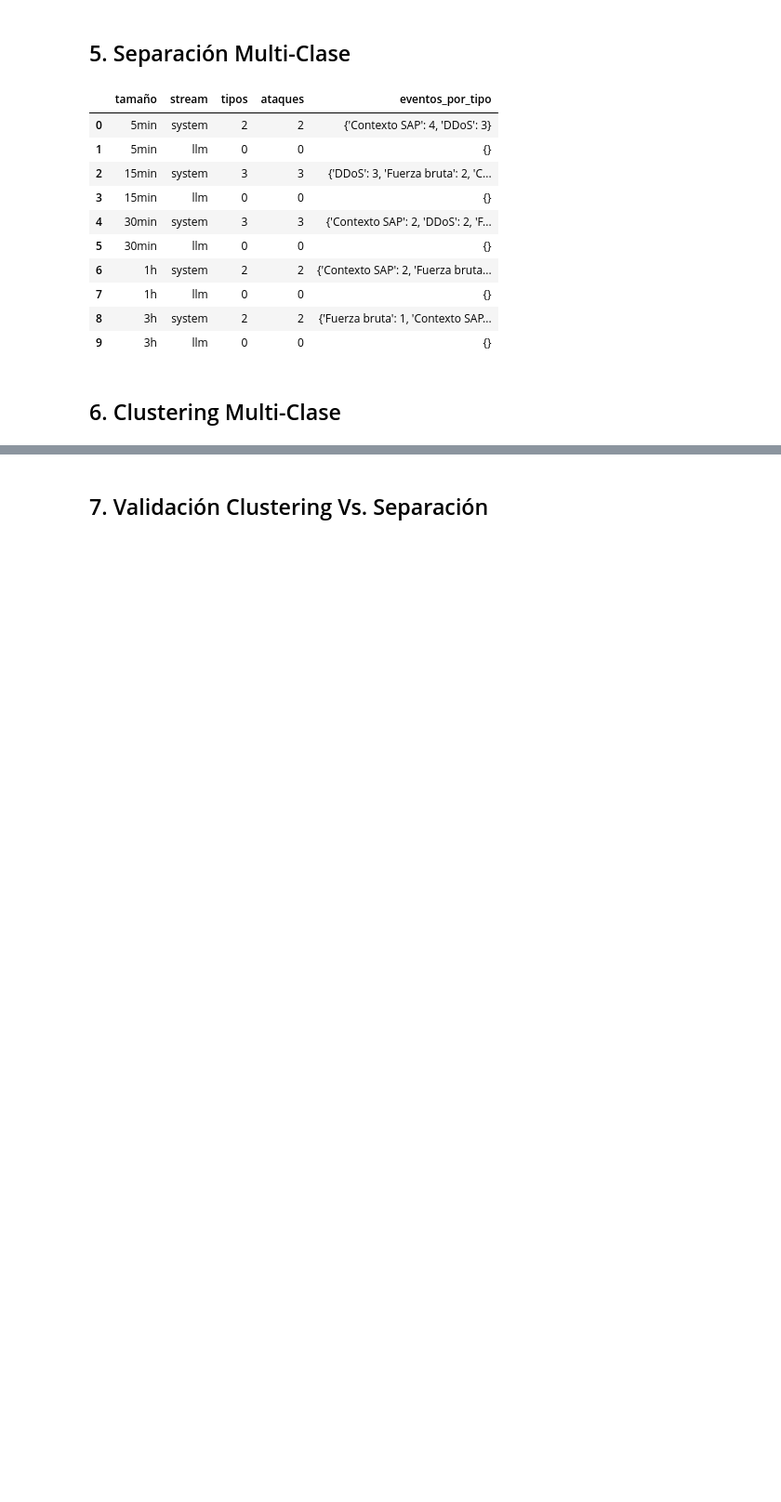
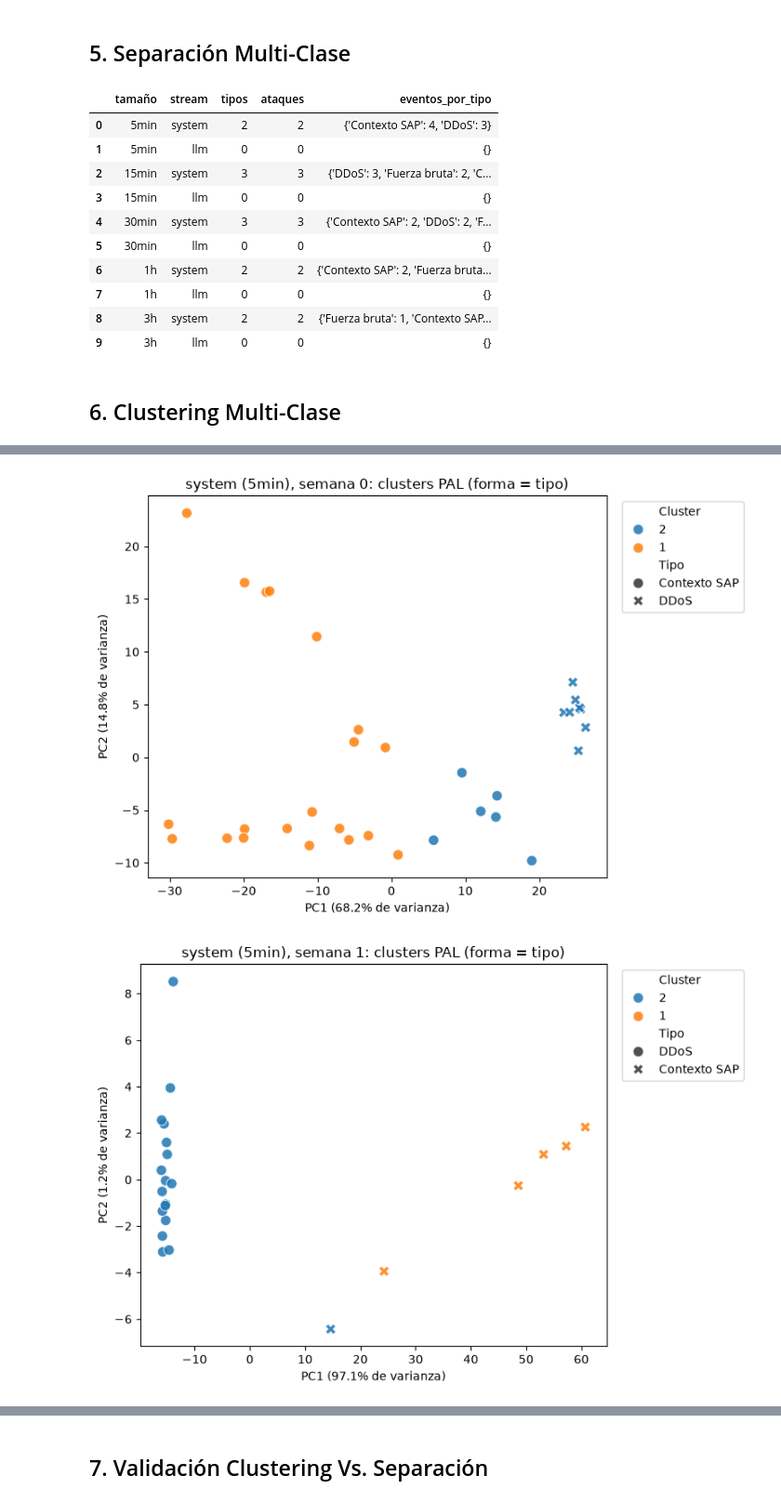
Before and after one commit to cr0ssd/RetoSAP, a Jupyter notebook: sandbox/demo_pipeline_adrian.ipynb, the cells around one changed output, grey strips where cells are left out. Shown at 93% size. Saved outputs shown, nothing was run; the diff lists cells and outputs as text; code cells hidden in the pictures; blank space fills up the shorter version.

```diff
--- a/sandbox/demo_pipeline_adrian.ipynb
+++ b/sandbox/demo_pipeline_adrian.ipynb
@@ -540,3 +562,15 @@ display(pd.DataFrame([{'tamaño': ventanas.size_label(s), 'stream': st, 'tipos':
 | 9 | 3h | llm | 0 | 0 | {} |
 # %% [markdown]
 ## 6. Clustering Multi-Clase
+# %%
+import clustering
+importlib.reload(clustering)
+
+for s in SIZES:
+    for st in STREAMS:
+        d = R[s][st]
+        d['mapa']['CLUSTER_ID'], d['estados'] = clustering.clusterizar_semanas(conn, d['X'], d['mapa'])
+
+display(pd.concat([R[s][st]['estados'].assign(tamaño=ventanas.size_label(s), stream=st)
+                   for s in SIZES for st in STREAMS], ignore_index=True)
+        [['tamaño', 'stream', 'WEEK', 'ventanas', 'eventos', 'K', 'estado', 'motivo']])
@@ -542,0 +589,10 @@ display(pd.DataFrame([{'tamaño': ventanas.size_label(s), 'stream': st, 'tipos':
+# %%
+for size_s in (300, 900, 1800):          # a 1 h y 3 h no hay semanas evaluables
+    for st in STREAMS:
+        d = R[size_s][st]
+        for w in d['estados'].loc[d['estados']['estado'] == 'evaluable', 'WEEK']:
+            clustering.graficar_pca(d['X'], d['mapa'], w,
+                                    f'{st} ({ventanas.size_label(size_s)}), semana {w}: clusters PAL (forma = tipo)')
+# %% [output]
+[figure, added]
+[figure, added]
```
Also changed, not shown: parts of 12 cells of this notebook, 3 other files.
